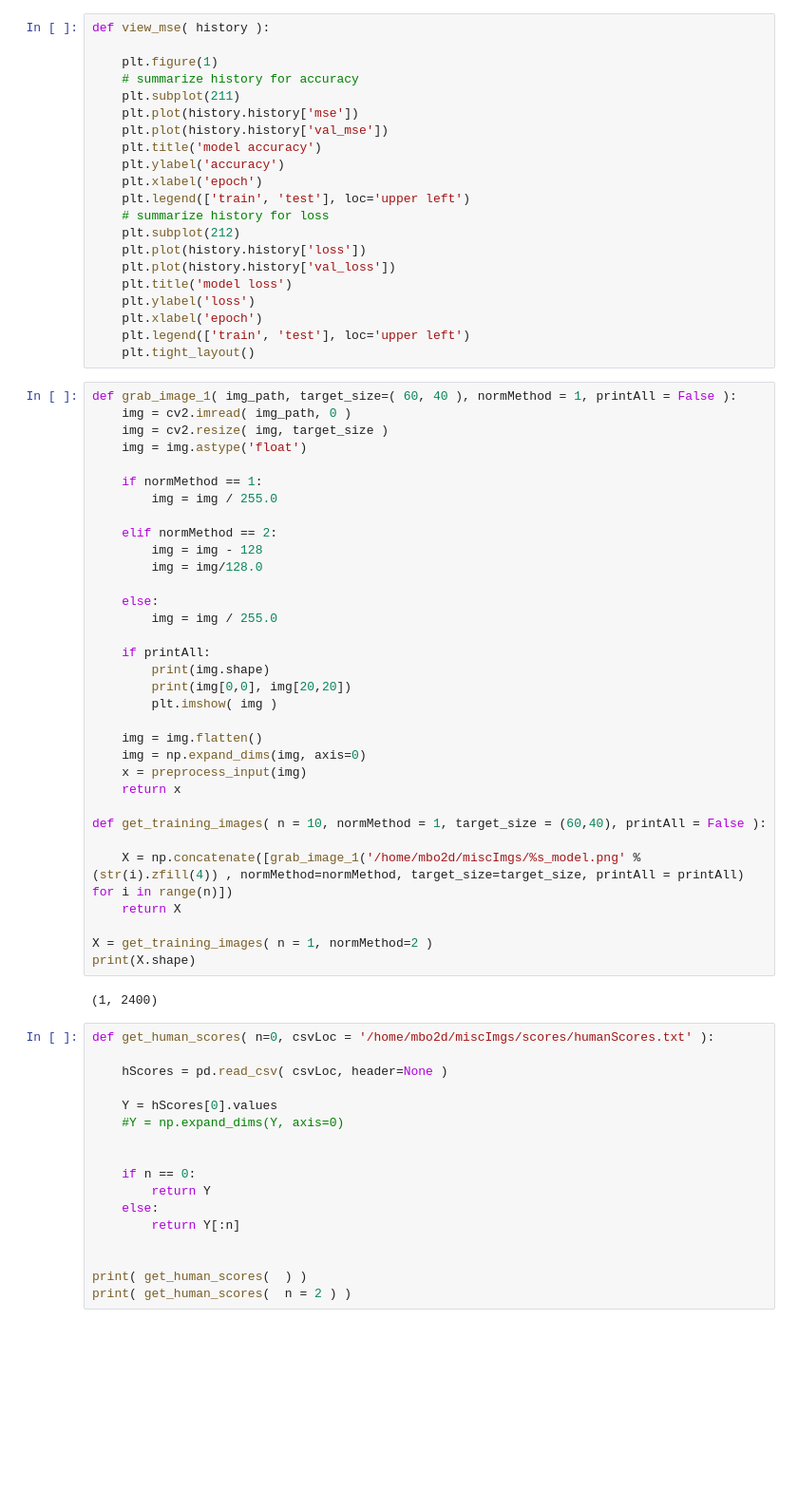
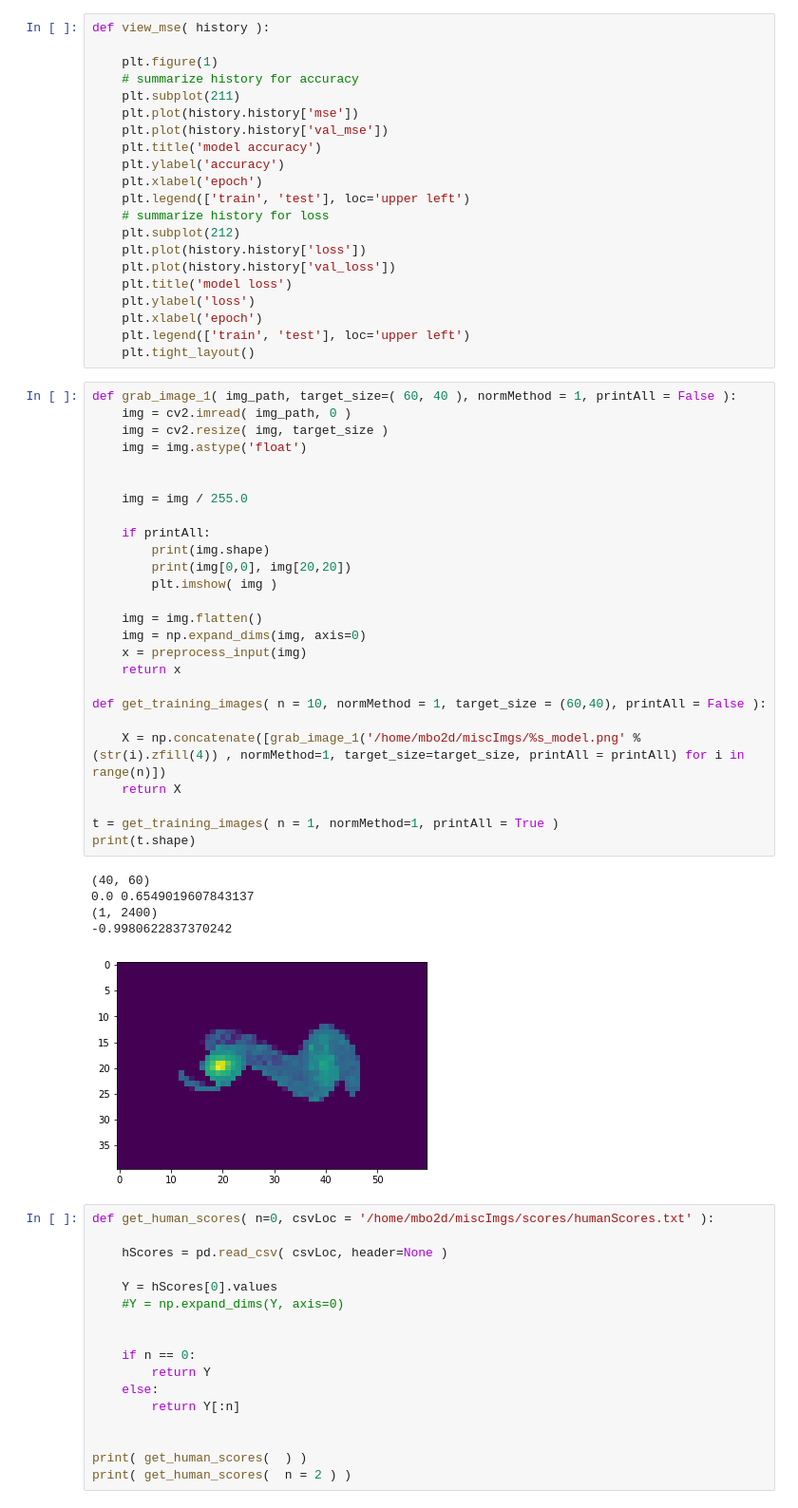
Before and after one commit to CSCI4850/S20-team2-project, a Jupyter notebook: mbogden_single_layer.ipynb, the cells around one changed output. Shown at 95% size. Drawn from its saved outputs; the diff is of its cells as text; blank space fills up the shorter version.

```diff
--- a/mbogden_single_layer.ipynb
+++ b/mbogden_single_layer.ipynb
@@ -37,38 +37,35 @@ def view_mse( history ):
 # %%
 def grab_image_1( img_path, target_size=( 60, 40 ), normMethod = 1, printAll = False ):
     img = cv2.imread( img_path, 0 )
     img = cv2.resize( img, target_size )
     img = img.astype('float')
 
-    if normMethod == 1:
-        img = img / 255.0
 
-    elif normMethod == 2:
-        img = img - 128
-        img = img/128.0
-
-    else:
-        img = img / 255.0
+    img = img / 255.0
 
     if printAll:
         print(img.shape)
         print(img[0,0], img[20,20])
         plt.imshow( img )
 
     img = img.flatten()
     img = np.expand_dims(img, axis=0)
     x = preprocess_input(img)
     return x
 
 def get_training_images( n = 10, normMethod = 1, target_size = (60,40), printAll = False ):
 
-    X = np.concatenate([grab_image_1('/home/mbo2d/miscImgs/%s_model.png' % (str(i).zfill(4)) , normMethod=normMethod, target_size=target_size, printAll = printAll) for i in range(n)])
+    X = np.concatenate([grab_image_1('/home/mbo2d/miscImgs/%s_model.png' % (str(i).zfill(4)) , normMethod=1, target_size=target_size, printAll = printAll) for i in range(n)])
     return X
 
-X = get_training_images( n = 1, normMethod=2 )
-print(X.shape)
+t = get_training_images( n = 1, normMethod=1, printAll = True )
+print(t.shape)
 # %% [output]
+(40, 60)
+0.0 0.6549019607843137
 (1, 2400)
+-0.9980622837370242
+[figure, added]
 # %%
 def get_human_scores( n=0, csvLoc = '/home/mbo2d/miscImgs/scores/humanScores.txt' ):
 
```
Also changed, not shown: parts of 9 cells of this notebook.
